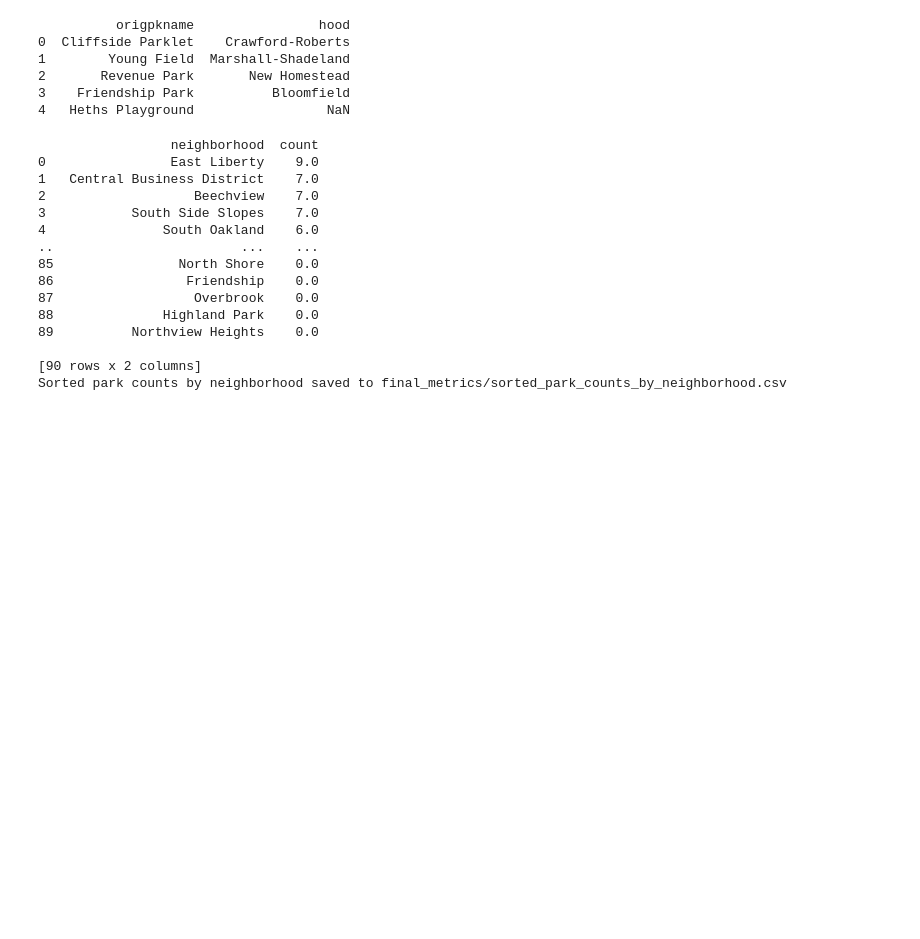
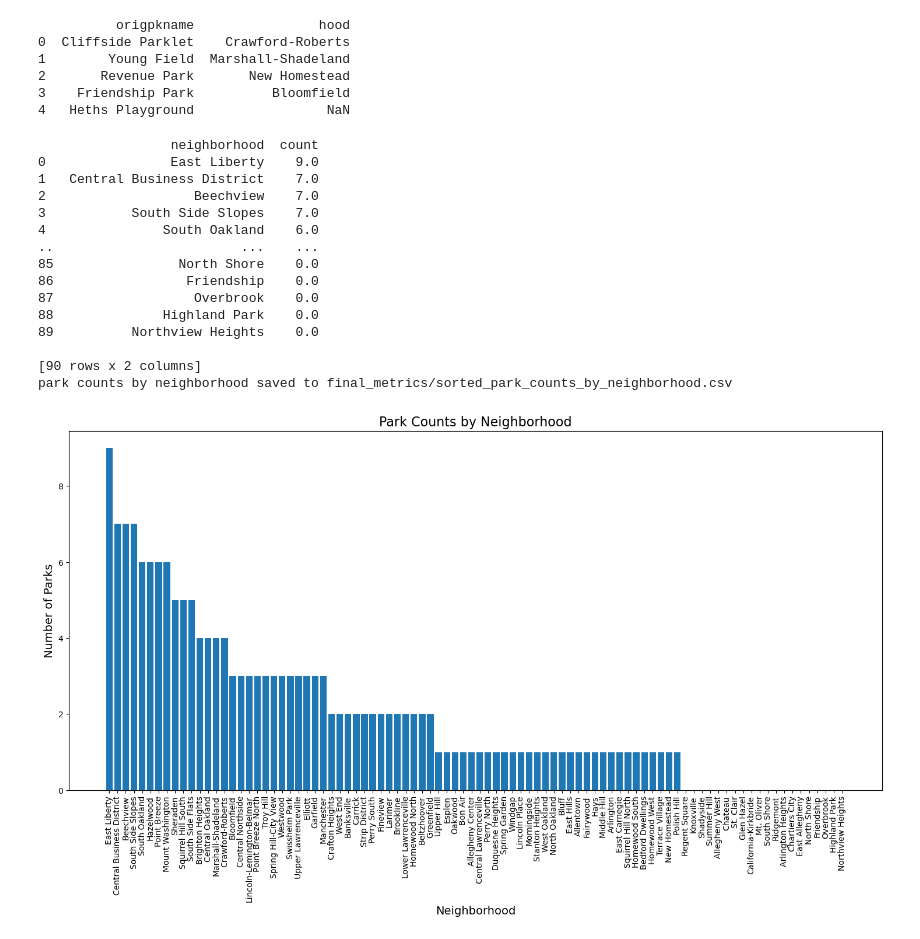
Before and after one commit to cjreams2005/Final-Project, a Jupyter notebook: parks.ipynb, the cells around one changed output. Saved outputs shown, nothing was run; the diff lists cells and outputs as text; code cells hidden in the pictures; blank space fills up the shorter version.

```diff
--- a/parks.ipynb
+++ b/parks.ipynb
@@ -162,16 +169,13 @@ parks_with_neighborhoods[['origpkname', 'hood']].to_csv("parks_with_neighborhood
 all_neighborhoods = neighborhoods[['hood']]
 
 park_counts_full = all_neighborhoods.merge(park_counts, on='hood', how='left').fillna({'park_count': 0})
-
 park_counts_sorted = park_counts_full.sort_values(by='park_count', ascending=False).reset_index(drop=True)
-
 park_counts_sorted.rename(columns={'hood': 'neighborhood' , 'park_count': 'count'}, inplace=True)
-
 file_path = "final_metrics/sorted_park_counts_by_neighborhood.csv"
 park_counts_sorted.to_csv(file_path, index=False)
 
 print(park_counts_sorted)
-print(f"Sorted park counts by neighborhood saved to {file_path}")
+print(f"park counts by neighborhood saved to {file_path}")
 # %% [output]
                  neighborhood  count
 0                East Liberty    9.0
@@ -187,4 +191,17 @@ print(f"Sorted park counts by neighborhood saved to {file_path}")
 89          Northview Heights    0.0
 
 [90 rows x 2 columns]
-Sorted park counts by neighborhood saved to final_metrics/sorted_park_counts_by_neighborhood.csv
+park counts by neighborhood saved to final_metrics/sorted_park_counts_by_neighborhood.csv
+# %%
+import matplotlib.pyplot as plt
+
+plt.figure(figsize=(18, 8))
+plt.bar(park_counts_sorted['neighborhood'], park_counts_sorted['count'])
+plt.title('Park Counts by Neighborhood', fontsize=16)
+plt.xlabel('Neighborhood', fontsize=14)
+plt.ylabel('Number of Parks', fontsize=14)
+plt.xticks(rotation=90)
+
+plt.show()
+# %% [output]
+[figure, added]
```
Also changed, not shown: parts of 6 cells of this notebook, 4 other files.
